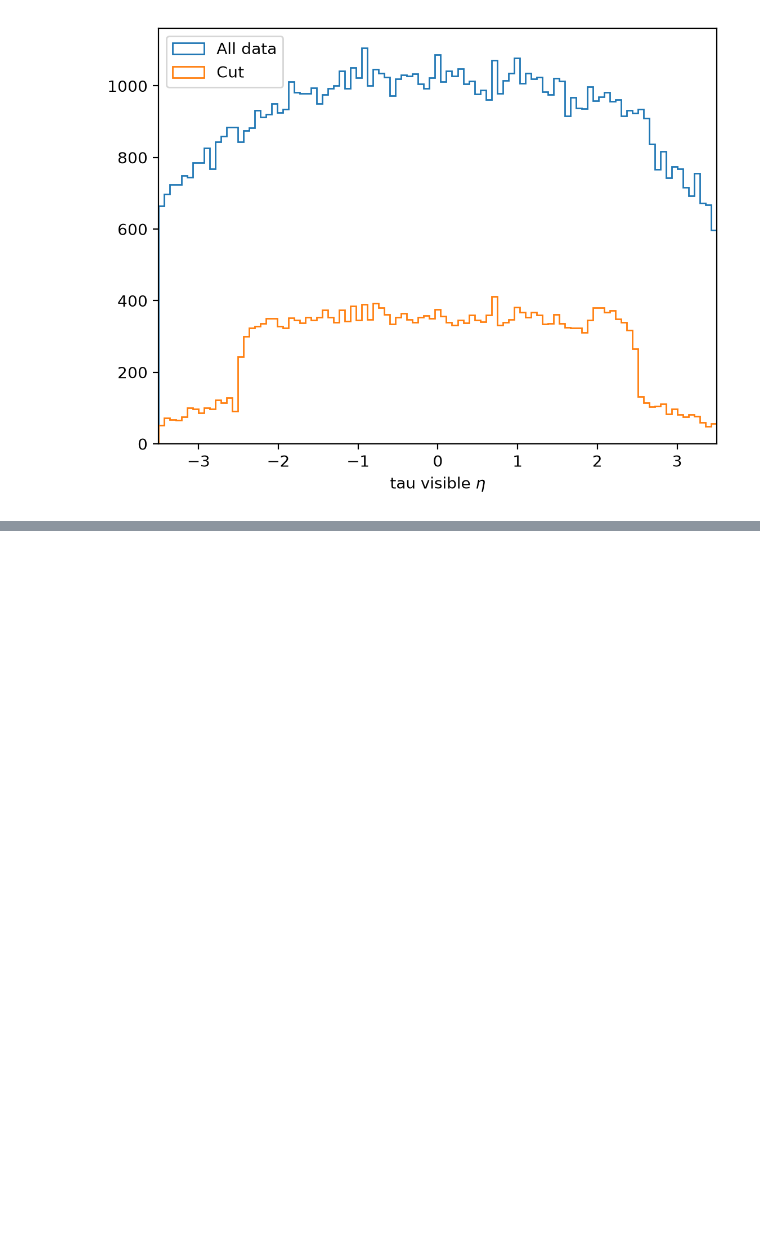
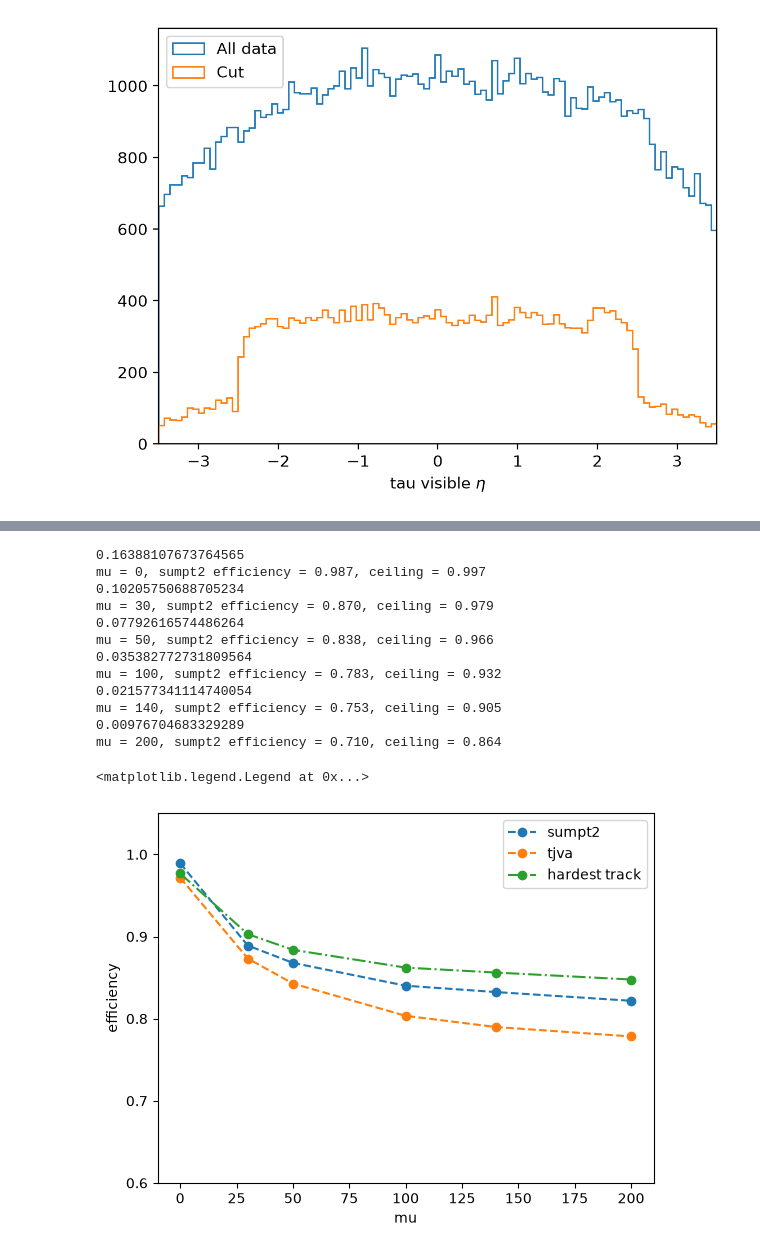
Before and after one commit to chrissellgren/ML_f26, a Jupyter notebook: vertexing_project/notebooks/analysis.ipynb, the cells around one changed output, grey strips where cells are left out. Drawn from its saved outputs; the diff is of its cells as text; code cells hidden in the pictures; blank space fills up the shorter version.

Commit message:
tjva eff done, looks worse than sumpt2

```diff
--- a/vertexing_project/notebooks/analysis.ipynb
+++ b/vertexing_project/notebooks/analysis.ipynb
@@ -365 +384,62 @@ print(best_v)
+# %%
+# calculate per-tau efficiency for sumpt2, tjva
+
+ceilings = []
+sumpt2_eff_tot = []
+sumpt2_effs = []
+tjva_eff_tot = []
+tjva_effs = []
+hardest_trk_eff_tot = []
+hardest_trk_effs = []
+
+for mu in mu_all:
+    data = samples.load(mu,slices=samples.SLICES,columns=COLS)
+    taus = select_taus(data)
+    choices = tjva_andsumpt2(data,taus=taus)
+    sumpt2_choice = choices.sumpt2_choice
+    tjva_choice   = choices.tjva_choice
+    best_vtx_label = correct_vertex(data[taus.event]) # used as truth label
+
+    frac_merge = ak.mean(best_vtx_label==-1)
+    ceil = 1 - frac_merge
+
+    # efficiencies, enforce that the label =/ -1 (a label exists)
+    sumpt2_eff = ak.mean(ak.fill_none((best_vtx_label == sumpt2_choice) & (best_vtx_label >= 0), False))
+    tjva_eff   = ak.mean(ak.fill_none((best_vtx_label == tjva_choice) & (best_vtx_label >= 0), False))
+    hardest_trk_eff = ak.mean(best_vtx_label==0) #arg 0 is trk with highest pt
+
+    # update list
+    ceilings.append(ceil)
+    sumpt2_eff_tot.append(sumpt2_eff)
+    tjva_eff_tot.append(tjva_eff)
+    hardest_trk_eff_tot.append(hardest_trk_eff)
+    # conditional efficiencies (relative to ceiling)
+    sumpt2_effs.append(sumpt2_eff / ceil)
+    tjva_effs.append(tjva_eff / ceil)
+    hardest_trk_effs.append(hardest_trk_eff / ceil)
+
+    print(f'mu = {mu}, sumpt2 efficiency = {sumpt2_eff:.3f}, ceiling = {1-frac_merge:.3f}')
+
+plt.plot(mu_all,sumpt2_effs,linestyle='--',marker='o',label='sumpt2')
+plt.plot(mu_all,tjva_effs,linestyle='--',marker='o',label='tjva')
+plt.plot(mu_all,hardest_trk_effs,linestyle='-.',marker='o',label='hardest track')
+plt.ylim(0.6,1.05)
+plt.xlabel('mu')
+plt.ylabel('efficiency')
+plt.legend()
+# %% [output]
+0.16388107673764565
+mu = 0, sumpt2 efficiency = 0.987, ceiling = 0.997
+0.10205750688705234
+mu = 30, sumpt2 efficiency = 0.870, ceiling = 0.979
+0.07792616574486264
+mu = 50, sumpt2 efficiency = 0.838, ceiling = 0.966
+0.035382772731809564
+mu = 100, sumpt2 efficiency = 0.783, ceiling = 0.932
+0.021577341114740054
+mu = 140, sumpt2 efficiency = 0.753, ceiling = 0.905
+0.00976704683329289
+mu = 200, sumpt2 efficiency = 0.710, ceiling = 0.864
+<matplotlib.legend.Legend at 0x...>
+[figure, added]
 # %%
```
Also changed, not shown: parts of 3 cells of this notebook.
